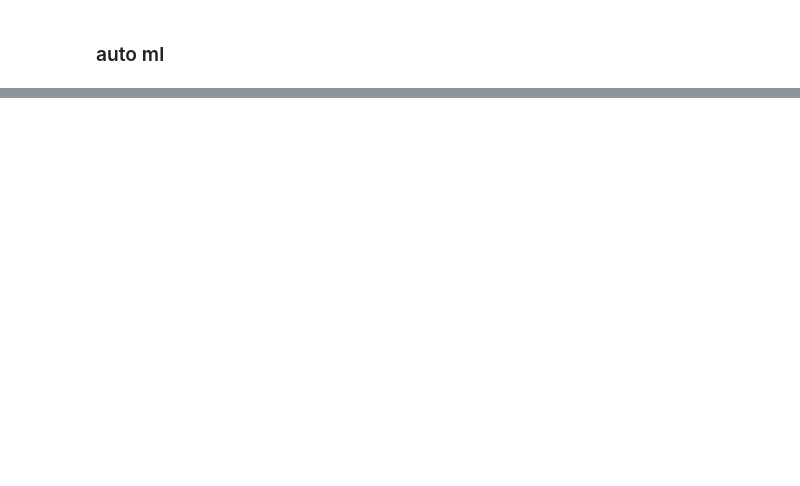
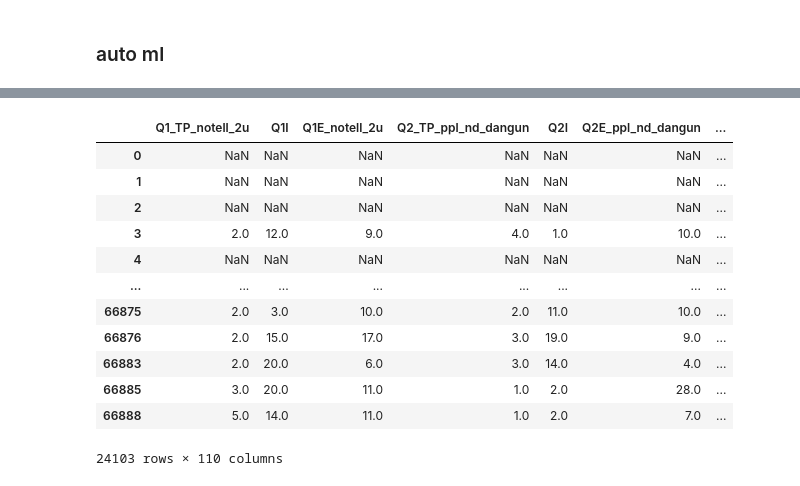
Before and after one commit to dss-14th/ml-repo-3, a Jupyter notebook: modeling.ipynb, the cells around one changed output, grey strips where cells are left out. Saved outputs shown, nothing was run; the diff lists cells and outputs as text; code cells hidden in the pictures; blank space fills up the shorter version.

```diff
--- a/modeling.ipynb
+++ b/modeling.ipynb
@@ -102,0 +91,2 @@ FloatingPointError: underflow encountered in exp
+# %%
+blended = blend_models(estimator_list = best_3, fold = 5, method = 'soft')
@@ -102,0 +107,4 @@ FloatingPointError: underflow encountered in exp
+# %%
+final_model = finalize_model(blended)
+# %%
+predictions = predict_model(final_model, data = auto_test)
@@ -102,0 +126,16 @@ FloatingPointError: underflow encountered in exp
+# %%
+predictions
+# %% [output]
+|  | Q1_TP_notell_2u | Q1I | Q1E_notell_2u | Q2_TP_ppl_nd_dangun | Q2I | Q2E_ppl_nd_dangun | ... |
+| 0 | NaN | NaN | NaN | NaN | NaN | NaN | ... |
+| 1 | NaN | NaN | NaN | NaN | NaN | NaN | ... |
+| 2 | NaN | NaN | NaN | NaN | NaN | NaN | ... |
+| 3 | 2.0 | 12.0 | 9.0 | 4.0 | 1.0 | 10.0 | ... |
+| 4 | NaN | NaN | NaN | NaN | NaN | NaN | ... |
+| ... | ... | ... | ... | ... | ... | ... | ... |
+| 66875 | 2.0 | 3.0 | 10.0 | 2.0 | 11.0 | 10.0 | ... |
+| 66876 | 2.0 | 15.0 | 17.0 | 3.0 | 19.0 | 9.0 | ... |
+| 66883 | 2.0 | 20.0 | 6.0 | 3.0 | 14.0 | 4.0 | ... |
+| 66885 | 3.0 | 20.0 | 11.0 | 1.0 | 2.0 | 28.0 | ... |
+| 66888 | 5.0 | 14.0 | 11.0 | 1.0 | 2.0 | 7.0 | ... |
+24103 rows × 110 columns
```
Also changed, not shown: parts of 17 cells of this notebook, 4 other files.
